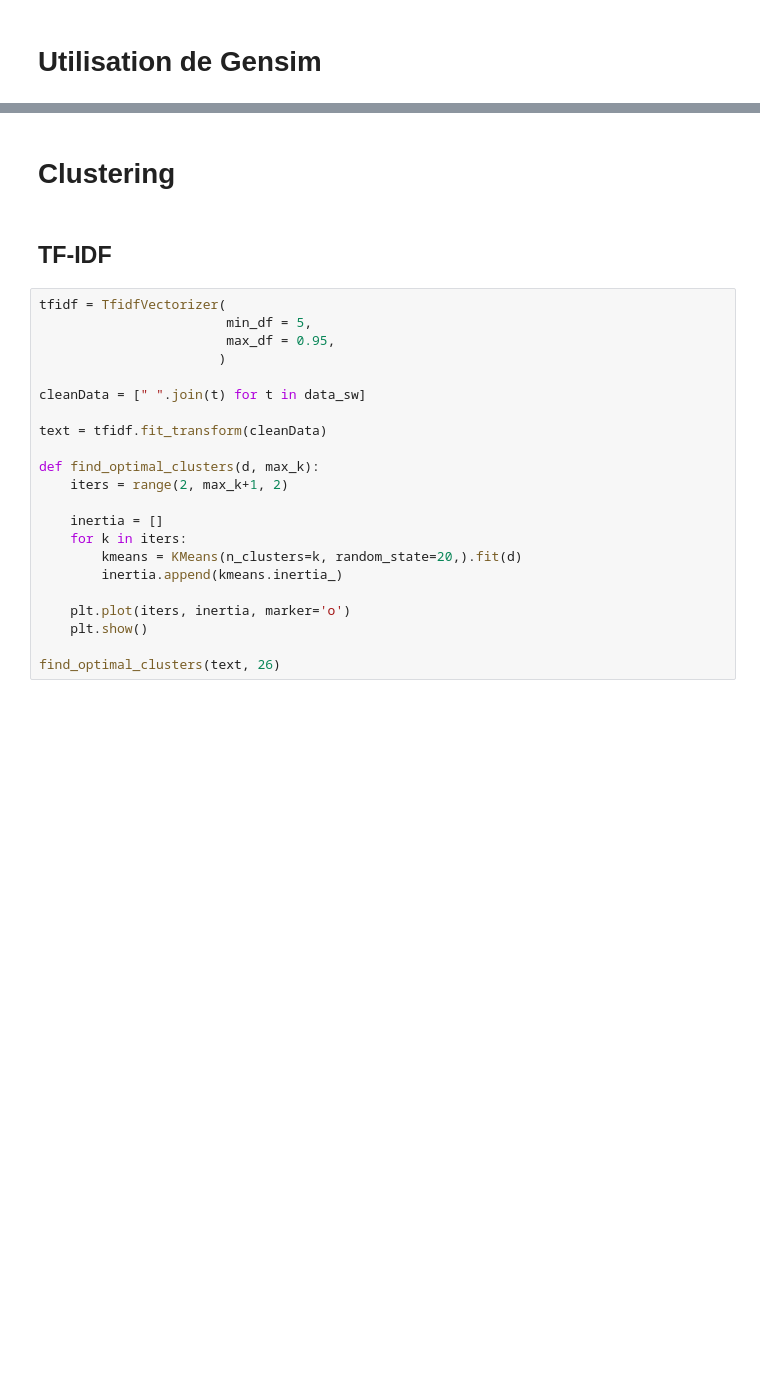
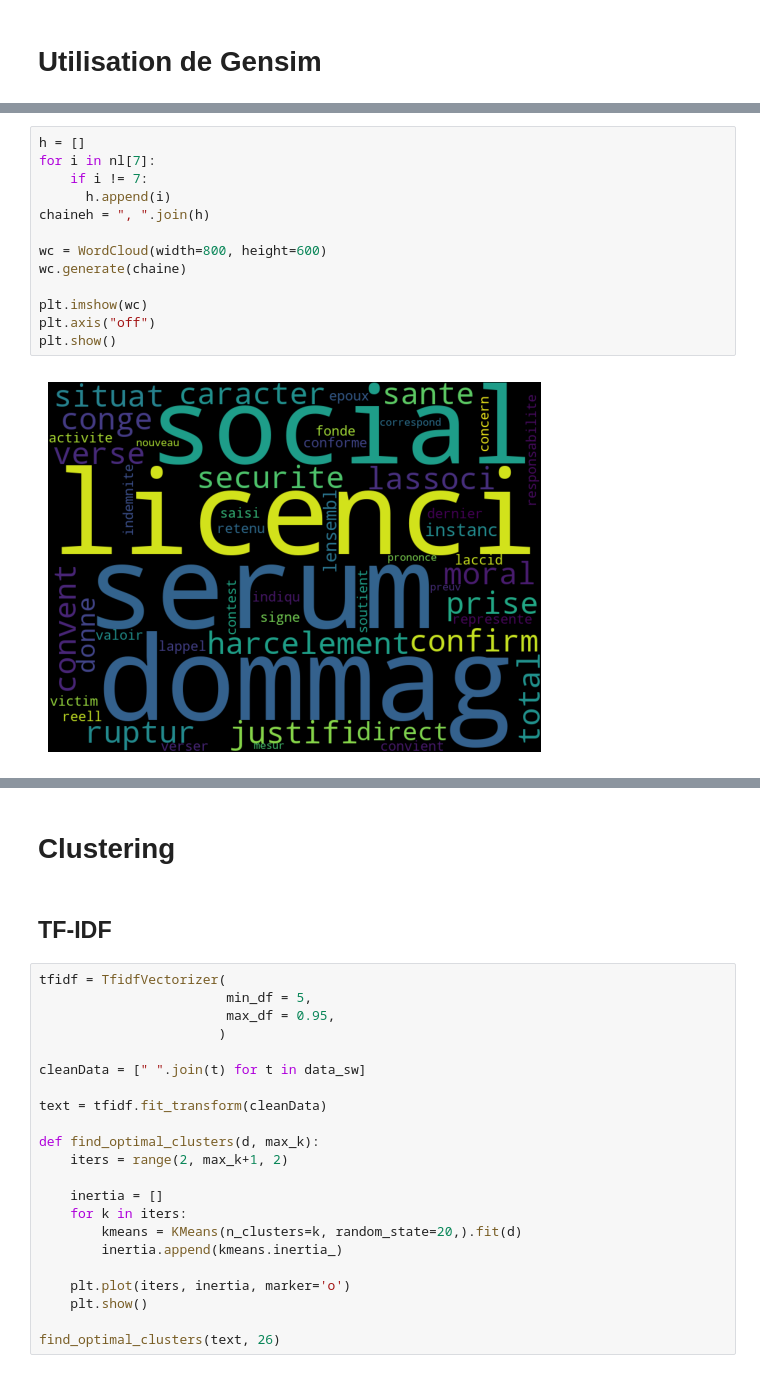
Before and after one commit to Galaboost/NLP, a Jupyter notebook: LDA.ipynb, the cells around one changed output, grey strips where cells are left out. Drawn from its saved outputs; the diff is of its cells as text; blank space fills up the shorter version.

```diff
--- a/LDA.ipynb
+++ b/LDA.ipynb
@@ -142,3 +162,18 @@ print(topic_6)
+# %%
+h = []
+for i in nl[7]:
+    if i != 7:
+      h.append(i)
+chaineh = ", ".join(h)
+
+wc = WordCloud(width=800, height=600)
+wc.generate(chaine)
+
+plt.imshow(wc)
+plt.axis("off")
+plt.show()
+# %% [output]
+[figure, added]
 # %%
 doc_topic = lda.get_document_topics(data_bow)
 matrice = corpus2csc(doc_topic).T.toarray()
```
Also changed, not shown: parts of 15 cells of this notebook, 1 other file.
